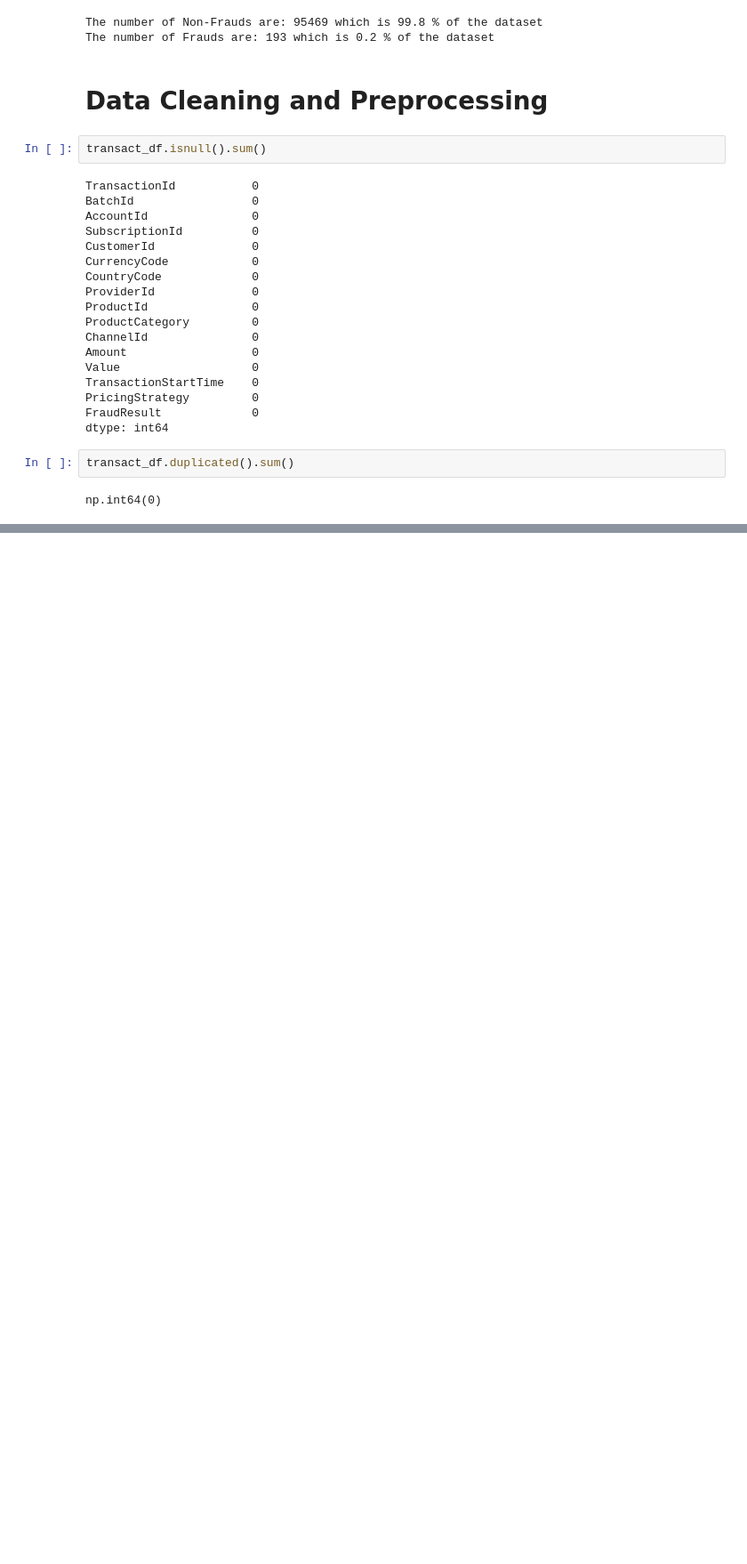
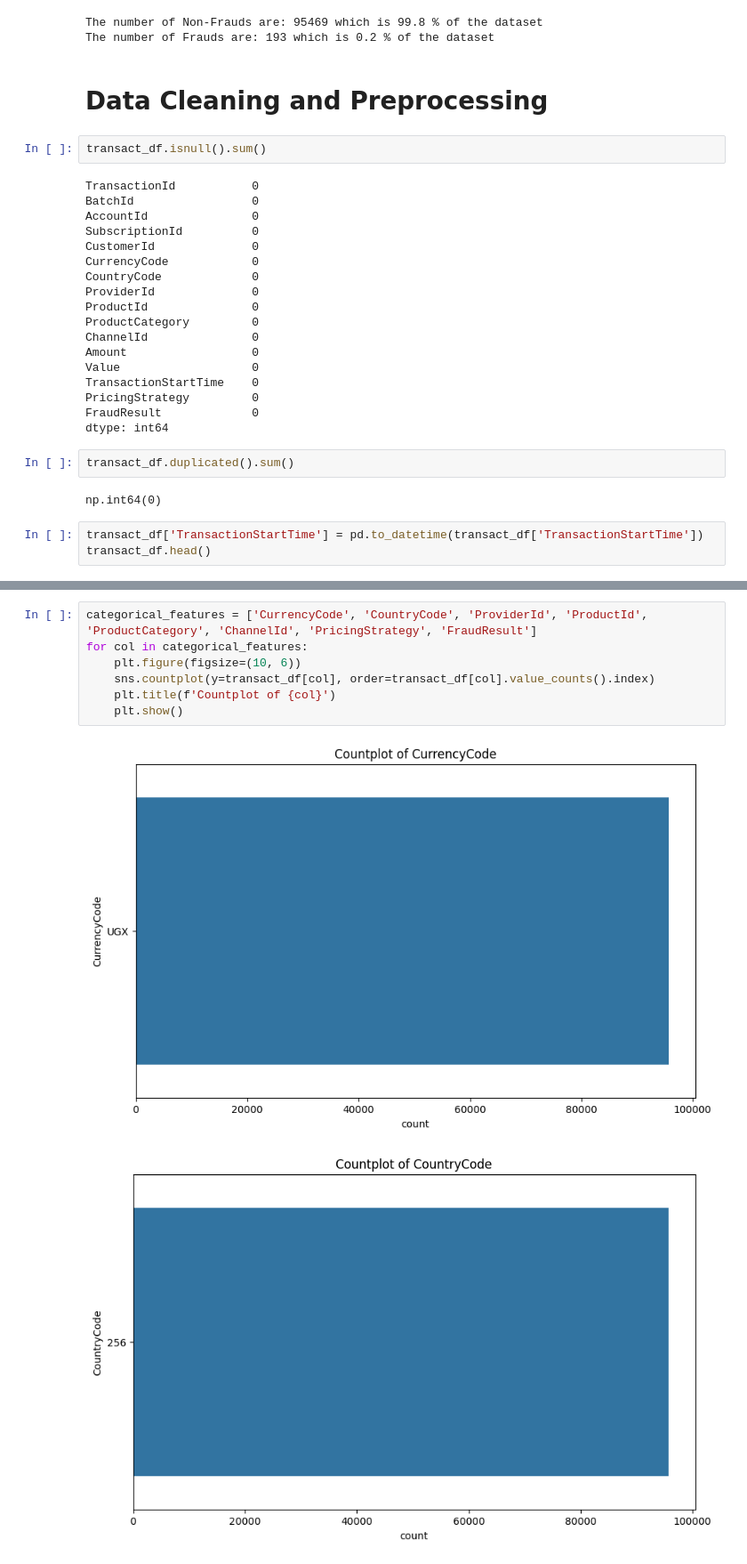
Before and after one commit to eyor23/BatiBank_SmartCredit, a Jupyter notebook: notebooks/eda.ipynb, the cells around one changed output, grey strips where cells are left out. Shown: that part at 89% size. Saved outputs shown, nothing was run; the diff lists cells and outputs as text; blank space fills up the shorter version.

```diff
--- a/notebooks/eda.ipynb
+++ b/notebooks/eda.ipynb
@@ -87,3 +87,6 @@ dtype: int64
 transact_df.duplicated().sum()
 # %% [output]
 np.int64(0)
+# %%
+transact_df['TransactionStartTime'] = pd.to_datetime(transact_df['TransactionStartTime'])
+transact_df.head()
@@ -89,0 +102,10 @@ np.int64(0)
+# %%
+categorical_features = ['CurrencyCode', 'CountryCode', 'ProviderId', 'ProductId', 'ProductCategory', 'ChannelId', 'PricingStrategy', 'FraudResult']
+for col in categorical_features:
+    plt.figure(figsize=(10, 6))
+    sns.countplot(y=transact_df[col], order=transact_df[col].value_counts().index)
+    plt.title(f'Countplot of {col}')
+    plt.show()
+# %% [output]
+[figure, added]
+[figure, added]
```
Also changed, not shown: parts of 9 cells of this notebook.
